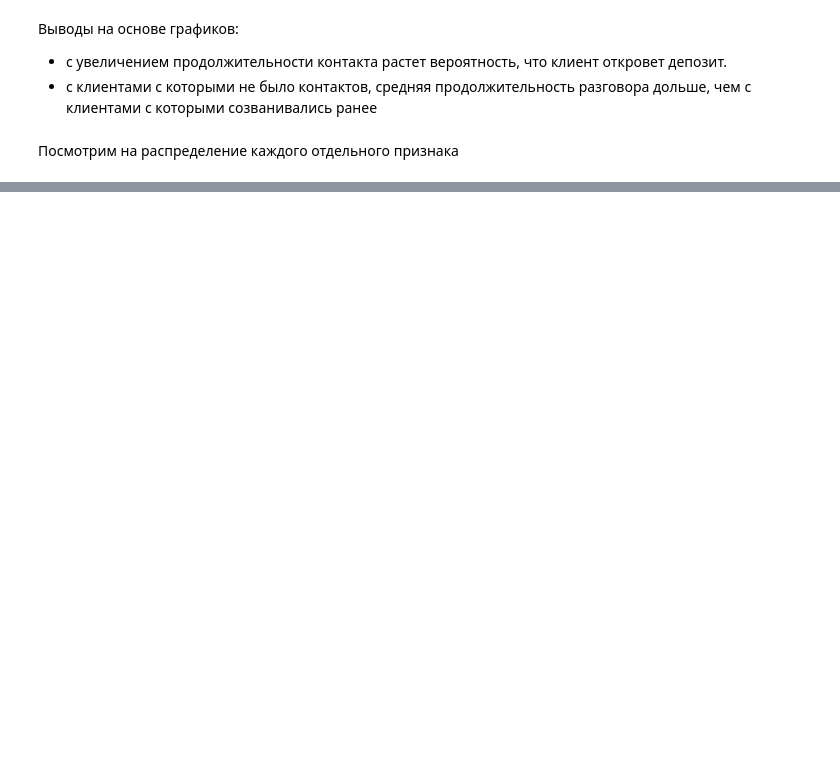
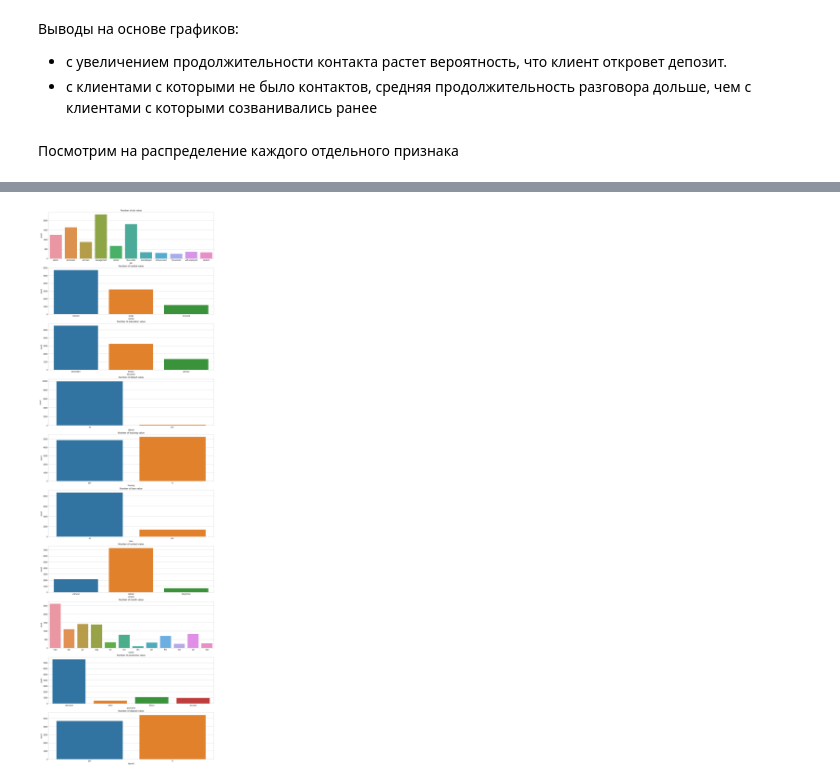
Before and after one commit to meDoLIF/sf_data_science, a Jupyter notebook: Projects/PROJECT-4. Задача классификации/pr_4_Stanislav_Pugach.ipynb, the cells around one changed output, grey strips where cells are left out. Saved outputs shown, nothing was run; the diff lists cells and outputs as text; code cells hidden in the pictures; blank space fills up the shorter version.

```diff
--- a/Projects/PROJECT-4. Задача классификации/pr_4_Stanislav_Pugach.ipynb
+++ b/Projects/PROJECT-4. Задача классификации/pr_4_Stanislav_Pugach.ipynb
@@ -292,0 +338,5 @@ AttributeError: 'Figure' object has no attribute 'append_trace'
+# %%
+#сформируем список категориальных признаков
+cat_col = list(df_nb.dtypes[(df_nb.dtypes == 'object')].index)
+
+cat_col
@@ -292,0 +354,7 @@ AttributeError: 'Figure' object has no attribute 'append_trace'
+# %%
+fig, ax = plt.subplots(nrows = len(cat_col), ncols = 1, figsize = (15,50))
+for i, j in enumerate(cat_col):
+    s1 = sns.countplot(data = df_nb, x = df_nb[j], ax = ax[i])
+    s1.set_title(f'Number of {j} value')
+# %% [output]
+[figure, added]
```
Also changed, not shown: parts of 92 cells of this notebook.
